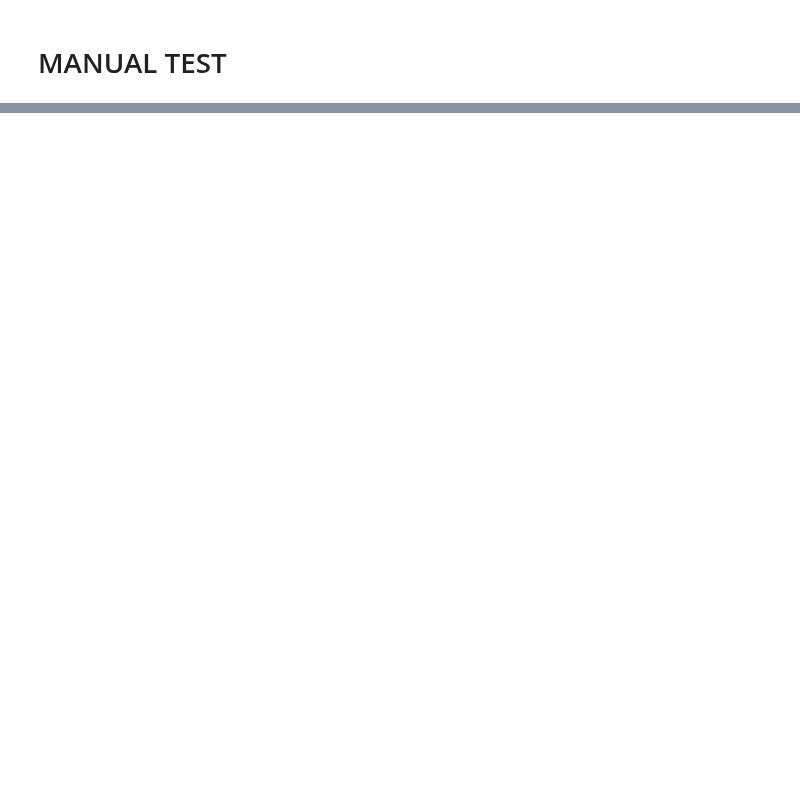
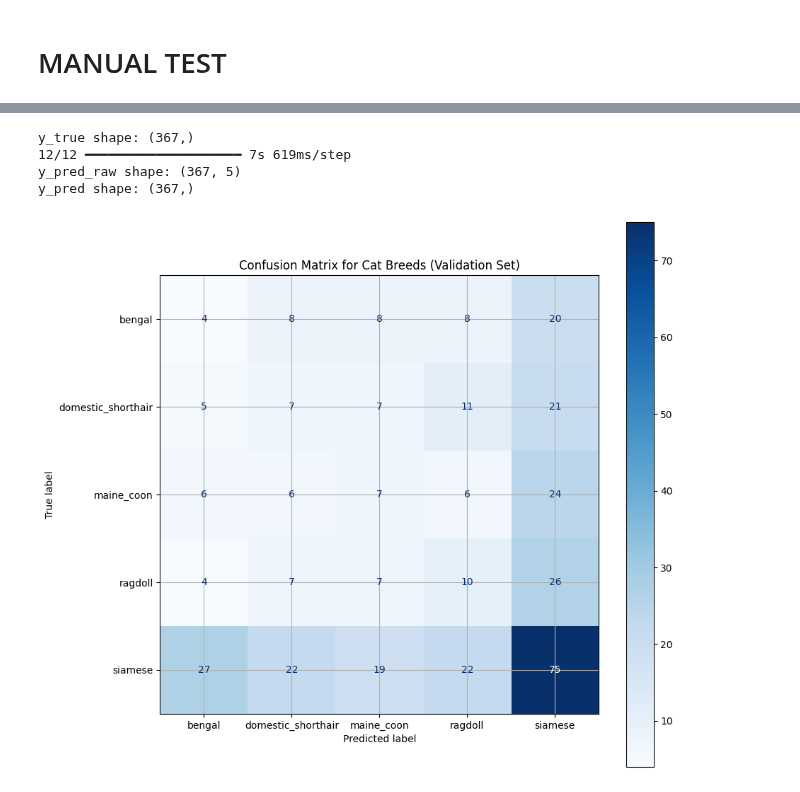
Before and after one commit to madskelkjaer/SWMAL, a Jupyter notebook: Journal/Opgave4/SWMAL_Grp10-4.ipynb, the cells around one changed output, grey strips where cells are left out. Drawn from its saved outputs; the diff is of its cells as text; code cells hidden in the pictures; blank space fills up the shorter version.

```diff
--- a/Journal/Opgave4/SWMAL_Grp10-4.ipynb
+++ b/Journal/Opgave4/SWMAL_Grp10-4.ipynb
@@ -481,6 +486,13 @@ val_ds = tf.keras.utils.image_dataset_from_directory(
     batch_size=BATCH_SIZE
 )
 
+test_ds = tf.keras.utils.image_dataset_from_directory(
+    "CatData/_tmp_standardized/test",
+    shuffle=True,
+    image_size=IMG_SIZE,
+    batch_size=BATCH_SIZE
+)
+
 class_names = train_ds.class_names
 NUM_CLASSES = len(class_names)
 print(class_names)
@@ -667,0 +690,42 @@ print("Best epoch:", early_stop.best_epoch)
+# %%
+import sklearn
+
+# 1. Hent Sande Etiketter (True Labels)
+# Samler alle 'y' værdier (labels) fra valideringssættet.
+y_true = []
+for images, labels in test_ds:
+    # labels.numpy() konverterer tf.Tensor til NumPy array
+    y_true.extend(labels.numpy())
+
+y_true = np.array(y_true)
+print(f"y_true shape: {y_true.shape}")
+
+# 2. Hent Modellens Rå Forudsigelser (Probabilities)
+# model.predict tager hele val_ds datasættet som input
+y_pred_raw = model.predict(test_ds)
+print(f"y_pred_raw shape: {y_pred_raw.shape}")
+# Bør være (antal billeder, 5 racer)
+
+# 3. Konverter Sandsynligheder til Klasser
+# np.argmax vælger indexet (klassenummeret) med den højeste sandsynlighed
+y_pred = np.argmax(y_pred_raw, axis=1)
+print(f"y_pred shape: {y_pred.shape}")
+
+from sklearn.metrics import confusion_matrix, ConfusionMatrixDisplay
+import matplotlib.pyplot as plt
+
+# Kør de ovenstående trin 1 og 2 for at få y_true og y_pred...
+
+# 4. Generer Matricen
+cm = confusion_matrix(y_true, y_pred)
+
+# 5. Visualiser Matricen
+disp = ConfusionMatrixDisplay(
+    confusion_matrix=cm,
+    display_labels=class_names # class_names fik du fra val_ds
+)
+fig, ax = plt.subplots(figsize=(10, 10))
+disp.plot(ax=ax, cmap=plt.cm.Blues)
+plt.title("Confusion Matrix for Cat Breeds (Validation Set)")
+plt.show()
+# %% [output]
@@ -667,0 +733,5 @@ print("Best epoch:", early_stop.best_epoch)
+y_true shape: (367,)
+12/12 ━━━━━━━━━━━━━━━━━━━━ 7s 619ms/step
+y_pred_raw shape: (367, 5)
+y_pred shape: (367,)
+[figure, added]
```
Also changed, not shown: parts of 13 cells of this notebook.
